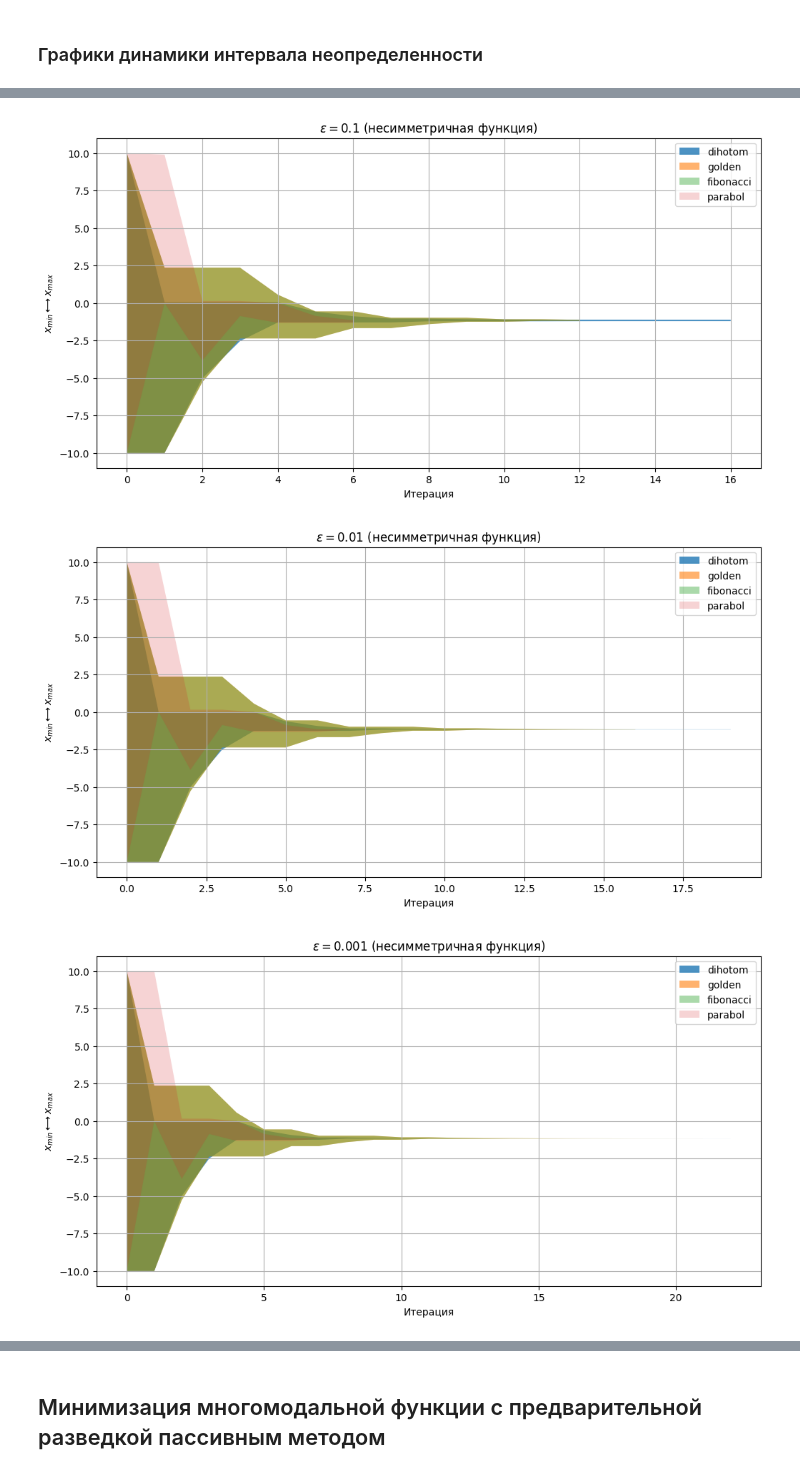
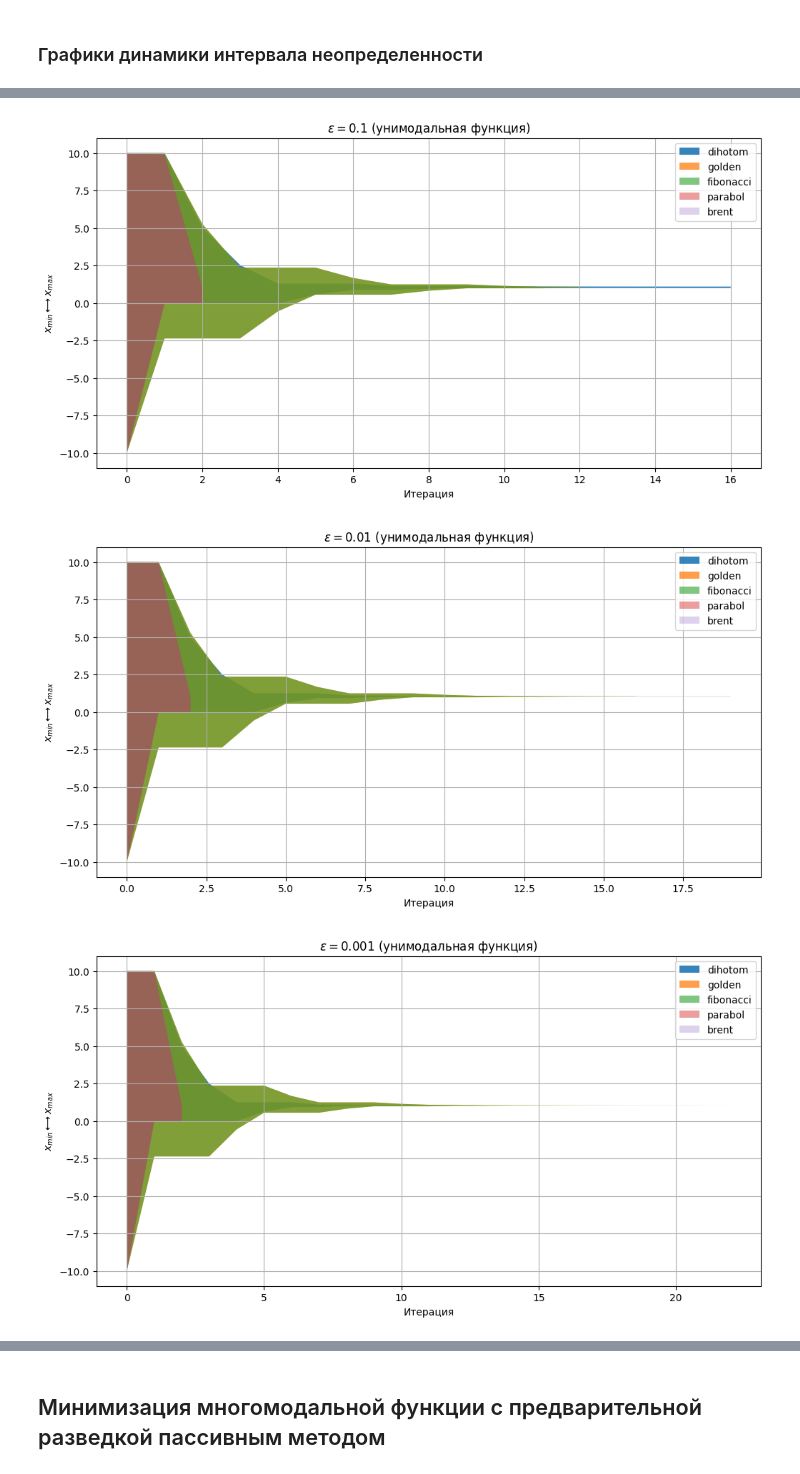
Before and after one commit to romangorbunov91/linear-search, a Jupyter notebook: notebook.ipynb, the cells around one changed output, grey strips where cells are left out. Saved outputs shown, nothing was run; the diff lists cells and outputs as text; code cells hidden in the pictures.

```diff
--- a/notebook.ipynb
+++ b/notebook.ipynb
@@ -101,16 +101,14 @@ def golden(f, x_min, x_max, max_iter, eps):
         if f_l > f_r:
             f_l = f_r
             x_l = x_center_l
-            delta = (x_r - x_l)/phi
             x_center_l = x_center_r
-            x_center_r = x_l + delta
+            x_center_r = x_l + (x_r - x_l)/phi
             f_r = f(x_center_r)
         else:
             f_r = f_l
             x_r = x_center_r
-            delta = (x_r - x_l)/phi
             x_center_r = x_center_l
-            x_center_l = x_r - delta
+            x_center_l = x_r - (x_r - x_l)/phi
             f_l = f(x_center_l)
 
         x_low.append(x_l)
@@ -455,15 +391,15 @@ def brent(f, x_min, x_max, max_iter, eps):
 # %% [markdown]
 ## Минимизация унимодальных функций (симметричных и несимметричных)
 # %%
-#func_type = f_unimod
-func_type = f_nonsym
+func_type = f_unimod
+#func_type = f_nonsym
 match func_type.__name__:
     case 'f_unimod':
         func_comment = 'унимодальная'
     case 'f_nonsym':
         func_comment = 'несимметричная'
 
-optim_methods = [dihotom, golden, fibonacci, parabol]
+optim_methods = [dihotom, golden, fibonacci, parabol, brent]
 N_eps = 8
 eps_var = np.logspace(-1,-8, N_eps)
 
@@ -576,16 +512,16 @@ for plt_lst, plt_name, fig_name_idx in zip(plot_list, plot_name, fig_name):
 # %%
 for idx, eps in enumerate(eps_var):
     plt.figure(figsize=user_figsize)
     for mdx, meth_name in enumerate(method_names):
-        plt.fill_between(list(range(len(interval_arr[mdx][idx][0]))), interval_arr[mdx][idx][0], interval_arr[mdx][idx][1], alpha=(0.8 - 0.2 * mdx), label=meth_name)
+        plt.fill_between(list(range(len(interval_arr[mdx][idx][0]))), interval_arr[mdx][idx][0], interval_arr[mdx][idx][1], alpha=(0.9 - 0.15 * mdx), label=meth_name)
     plt.grid()
     plt.title('$\epsilon =$' + str(eps) + ' (' + func_comment + ' функция)')
     plt.xlabel('Итерация')
     plt.ylabel('$x_{min} \longleftrightarrow x_{max}$')
     plt.legend()
     plt.savefig('readme_img/interval_' + 'eps_' + str(eps) + '_' + func_type.__name__ + '.png', bbox_inches='tight')
     plt.show()
 # %% [output]
-[figure, old version]
+[figure, new version]
-[figure, old version]
+[figure, new version]
-[figure, old version]
+[figure, new version]
```
Also changed, not shown: parts of 5 cells of this notebook, 23 other files.
